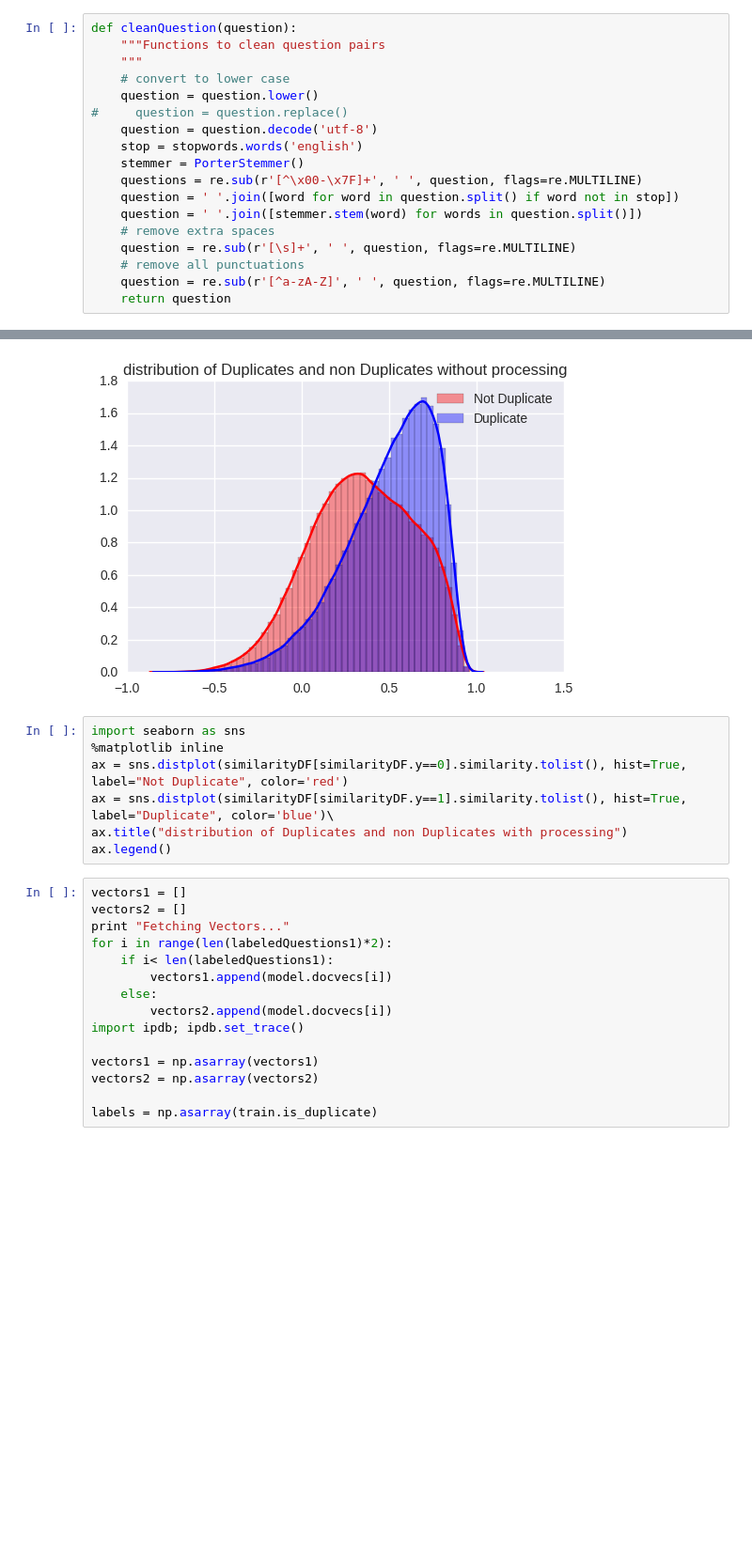
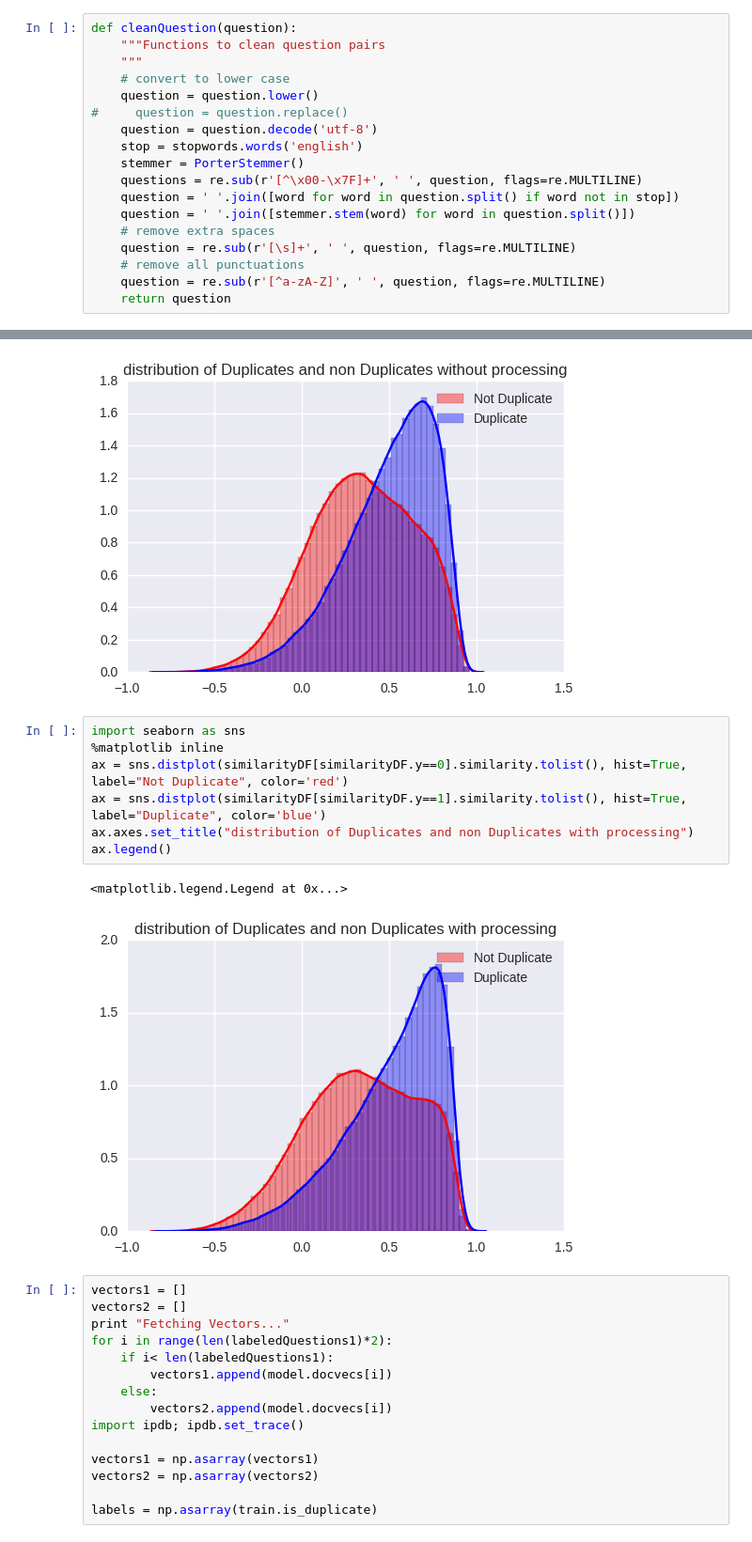
Before and after one commit to darekarsam/quora, a Jupyter notebook: similarity.ipynb, the cells around one changed output, grey strips where cells are left out. Shown at 94% size. Drawn from its saved outputs; the diff is of its cells as text; blank space fills up the shorter version.

```diff
--- a/similarity.ipynb
+++ b/similarity.ipynb
@@ -23,7 +23,7 @@ def cleanQuestion(question):
     stemmer = PorterStemmer()
     questions = re.sub(r'[^\x00-\x7F]+', ' ', question, flags=re.MULTILINE)
     question = ' '.join([word for word in question.split() if word not in stop])
-    question = ' '.join([stemmer.stem(word) for words in question.split()])
+    question = ' '.join([stemmer.stem(word) for word in question.split()])
     # remove extra spaces
     question = re.sub(r'[\s]+', ' ', question, flags=re.MULTILINE)
     # remove all punctuations
@@ -91,10 +107,13 @@ ax.legend()
 # %%
 import seaborn as sns
 %matplotlib inline
 ax = sns.distplot(similarityDF[similarityDF.y==0].similarity.tolist(), hist=True, label="Not Duplicate", color='red')
-ax = sns.distplot(similarityDF[similarityDF.y==1].similarity.tolist(), hist=True, label="Duplicate", color='blue')\
-ax.title("distribution of Duplicates and non Duplicates with processing")
+ax = sns.distplot(similarityDF[similarityDF.y==1].similarity.tolist(), hist=True, label="Duplicate", color='blue')
+ax.axes.set_title("distribution of Duplicates and non Duplicates with processing")
 ax.legend()
+# %% [output]
+<matplotlib.legend.Legend at 0x...>
+[figure, added]
 # %%
 vectors1 = []
 vectors2 = []
```
Also changed, not shown: parts of 3 cells of this notebook, 3 other files.
